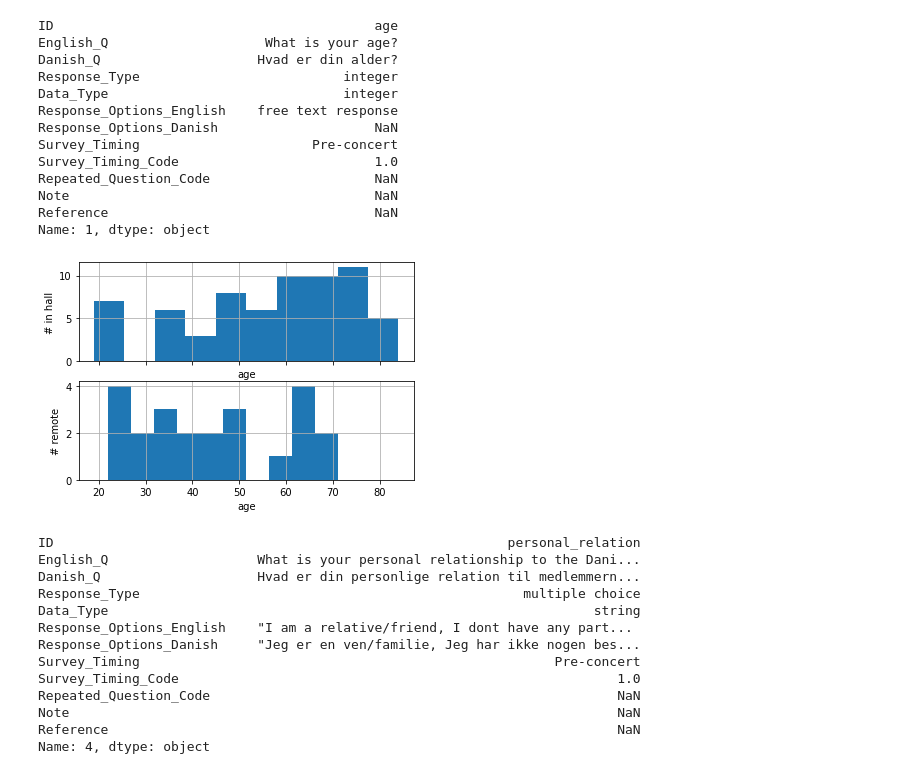
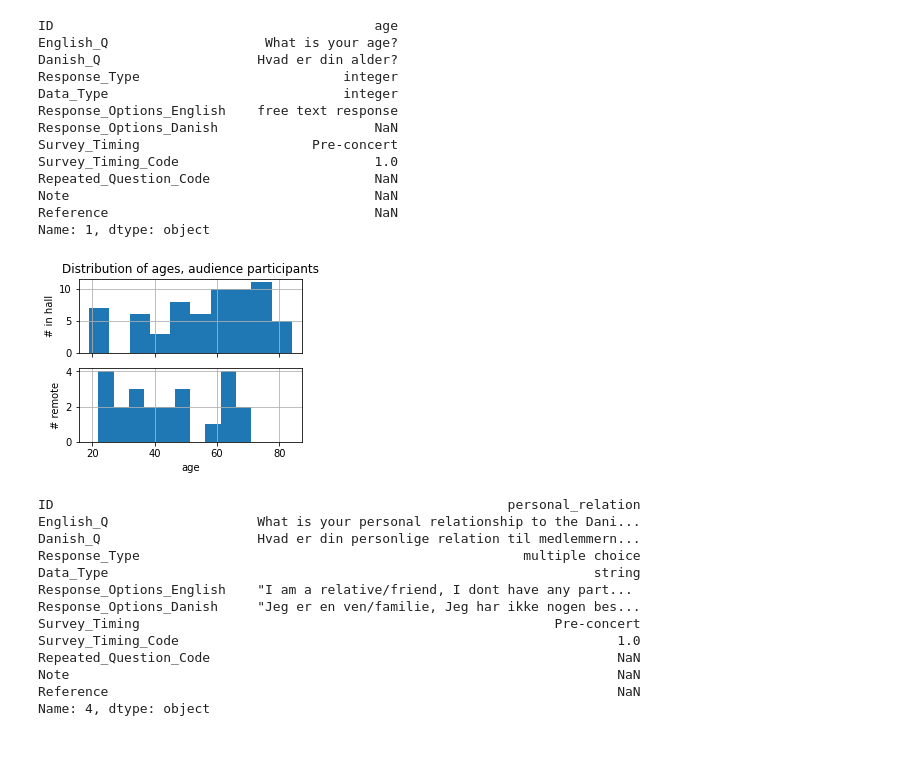
Before and after one commit to finn42/MusicLabCopen_AudienceMotion, a Jupyter notebook: 1_Audience_Motion_Audience_Stats_Locations.ipynb, the cells around one changed output. Saved outputs shown, nothing was run; the diff lists cells and outputs as text; code cells hidden in the pictures; blank space fills up the shorter version.

```diff
--- a/1_Audience_Motion_Audience_Stats_Locations.ipynb
+++ b/1_Audience_Motion_Audience_Stats_Locations.ipynb
@@ -330,17 +333,18 @@ Note                                       NaN
 Reference                                  NaN
 Name: 1, dtype: object
 # %%
-fig,(axes) = plt.subplots(2,1,sharex=True)
+fig,(axes) = plt.subplots(2,1,figsize=(4,3),sharex=True)
 HQ_df[Quest_text.loc[q,'ID']].hist(ax=axes[0])
 axes[0].set_xlabel(Quest_text.loc[q,'ID'])
 axes[0].set_ylabel('# in hall')
+axes[0].set(title='Distribution of ages, audience participants',xlabel='')
 RQ_df[Quest_text.loc[q,'ID']].hist(ax=axes[1])
 axes[1].set_xlabel(Quest_text.loc[q,'ID'])
 axes[1].set_ylabel('# remote')
 plt.savefig('./supplemental_plots/Participants_age_dist.png',dpi = 196)
 plt.show()
 # %% [output]
-[figure, old version]
+[figure, new version]
 # %%
 q = 4
 Quest_text.loc[q,:]
```
Also changed, not shown: parts of 5 cells of this notebook, 31 other files.
